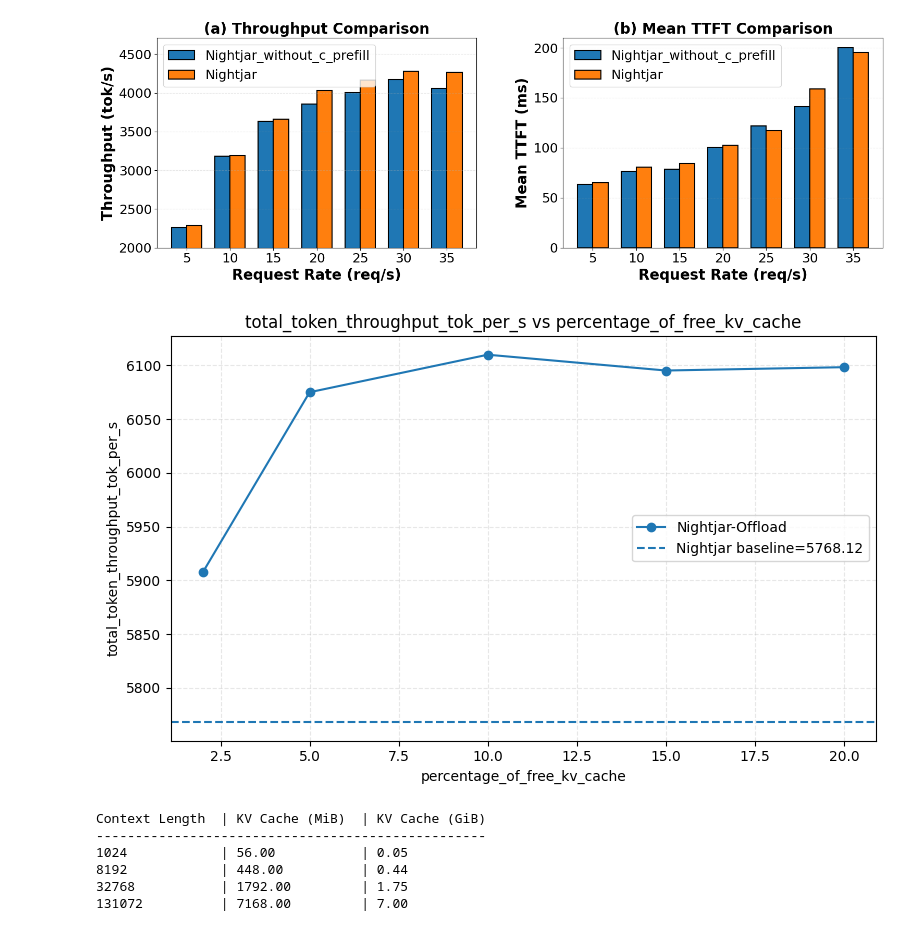
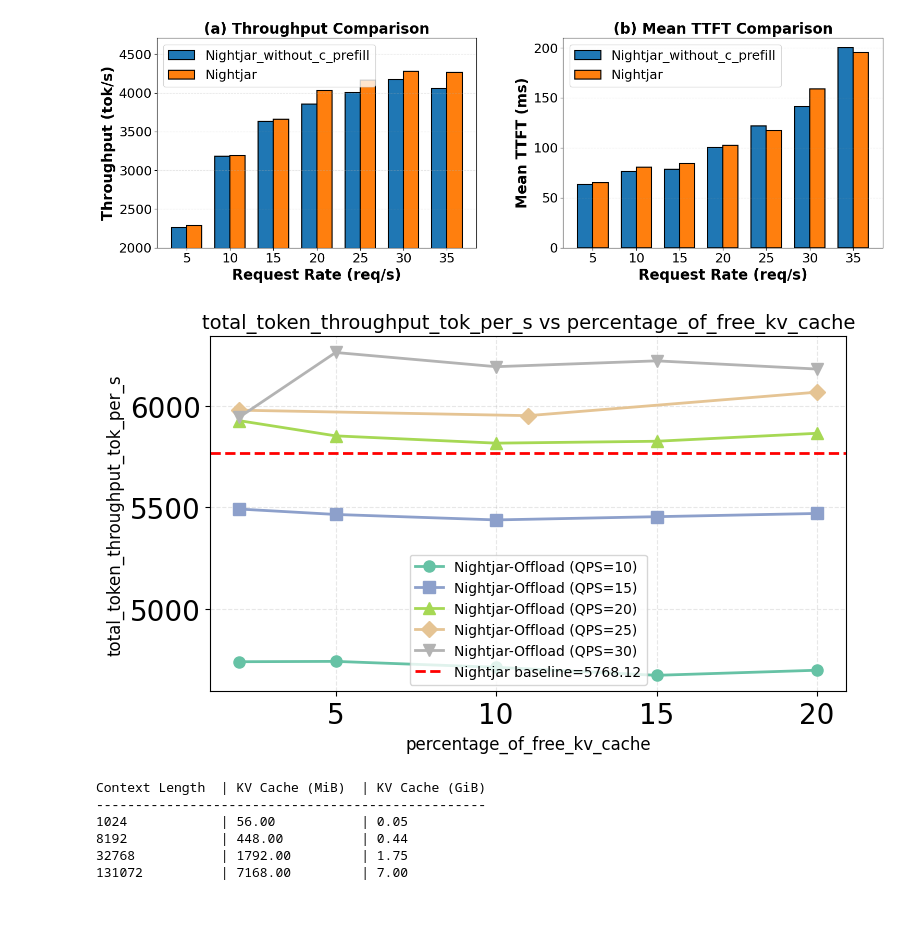
Before and after one commit to lihuahua123/vllm_speculative, a Jupyter notebook: exps/draw2.ipynb, the cells around one changed output. Cells and saved outputs as stored; diff of their text form; code cells hidden in the pictures.

```diff
--- a/exps/draw2.ipynb
+++ b/exps/draw2.ipynb
@@ -1561,49 +1561,85 @@ plt.show()
 # %%
 import pandas as pd
 import matplotlib.pyplot as plt
+import numpy as np
 
 # 读取 benchmark_results_threshold.csv 文件
-csv_path = '/root/autodl-tmp/vllm_speculative/benchmark_results_threshold.csv'
+csv_path = '/root/autodl-tmp/vllm_speculative/benchmark_results_memory_threshold.csv'
 datas = pd.read_csv(csv_path)
 
 # baseline：Nightjar（画水平直线）
 baseline = datas[datas['strategy'] == 'Nightjar'].iloc[-1]
 
-# other_datas：Nightjar-Offload（画折线）
-other_datas = datas[datas['strategy'] == 'Nightjar-Offload'].copy()
+# 获取所有不同的 request_rate 值
+request_rates = sorted(datas[datas['strategy'] == 'Nightjar-Offload']['request_rate'].unique())
 
 # y: total_token_throughput_tok_per_s
 # x: 把 decrease_block_threshold 显示成 percentage_of_free_kv_cache（2/5/10/15/20）
 y_col = 'total_token_throughput_tok_per_s'
 raw_x_col = 'decrease_block_threshold'
 plot_x_col = 'percentage_of_free_kv_cache'
 
-other_datas = other_datas.sort_values(raw_x_col)
+plt.figure(figsize=(8, 5))
 
-# 将实际的 decrease_block_threshold 值映射为你希望展示的百分比刻度
-# 这里按 raw_x_col 排序后的顺序依次对应 [2, 5, 10, 15, 20]
-raw_x_values = other_datas[raw_x_col].tolist()
-percent_labels = [2, 5, 10, 15, 20]
-assert len(raw_x_values) == len(percent_labels), (
-    f"x 值数量({len(raw_x_values)})与期望刻度数量({len(percent_labels)})不一致: {raw_x_values}"
-)
-map_dict = dict(zip(raw_x_values, percent_labels))
-other_datas[plot_x_col] = other_datas[raw_x_col].map(map_dict)
+# 为每个 request_rate 画一条曲线
+colors = plt.cm.Set2(np.linspace(0, 1, len(request_rates)))
+markers = ['o', 's', '^', 'D', 'v', 'p', '*', 'h']
 
-plt.figure(figsize=(8, 5))
-plt.plot(other_datas[plot_x_col], other_datas[y_col], marker='o', label='Nightjar-Offload')
-plt.axhline(float(baseline[y_col]), linestyle='--', label=f"Nightjar baseline={float(baseline[y_col]):.2f}")
+for idx, rate in enumerate(request_rates):
+    # 筛选当前 request_rate 的数据
+    other_datas = datas[(datas['strategy'] == 'Nightjar-Offload') & (datas['request_rate'] == rate)].copy()
 
-plt.xlabel(plot_x_col)
-plt.ylabel(y_col)
-plt.title(f"{y_col} vs {plot_x_col}")
+    if other_datas.empty:
+        continue
+
+    other_datas = other_datas.sort_values(raw_x_col)
+
+    # 将实际的 decrease_block_threshold 值映射为你希望展示的百分比刻度
+    # 这里按 raw_x_col 排序后的顺序依次对应 [2, 5, 10, 15, 20]
+    raw_x_values = other_datas[raw_x_col].unique().tolist()
+    raw_x_values.sort()
+    percent_labels = [2, 5, 10, 15, 20]
+
+    # 如果数据点数量不匹配，只使用实际的数据点
+    if len(raw_x_values) != len(percent_labels):
+        # 使用实际的数据点数量，按比例映射到百分比
+        if len(raw_x_values) > 0:
+            # 简单映射：第一个值对应最小百分比，最后一个对应最大百分比
+            min_pct = 2
+            max_pct = 20
+            if len(raw_x_values) == 1:
+                percent_labels = [min_pct]
+            else:
+                percent_labels = np.linspace(min_pct, max_pct, len(raw_x_values)).astype(int).tolist()
+
+    map_dict = dict(zip(raw_x_values, percent_labels))
+    other_datas[plot_x_col] = other_datas[raw_x_col].map(map_dict)
+
+    # 按 plot_x_col 排序
+    other_datas = other_datas.sort_values(plot_x_col)
+
+    # 绘制曲线
+    plt.plot(other_datas[plot_x_col], other_datas[y_col],
+             marker=markers[idx % len(markers)],
+             label=f'Nightjar-Offload (QPS={int(rate)})',
+             color=colors[idx],
+             linewidth=2,
+             markersize=8)
+
+# 画 baseline 水平线
+plt.axhline(float(baseline[y_col]), linestyle='--', color='red', linewidth=2,
+            label=f"Nightjar baseline={float(baseline[y_col]):.2f}")
+
+plt.xlabel(plot_x_col, fontsize=12)
+plt.ylabel(y_col, fontsize=12)
+plt.title(f"{y_col} vs {plot_x_col}", fontsize=14)
 plt.grid(True, linestyle='--', alpha=0.3)
-plt.legend()
+plt.legend(fontsize=10)
 plt.tight_layout()
 plt.savefig('./figs/threshold_comparison.pdf', dpi=400, bbox_inches='tight', pad_inches=0.2)
 plt.show()
 # %% [output]
-[figure, old version]
+[figure, new version]
 # %%
 # 读取 bandit benchmark 文件
 bandit_csv = '/root/autodl-tmp/vllm_speculative/benchmark_results_bandit.csv'
```
Also changed, not shown: parts of 1 cell of this notebook, 8 other files.
